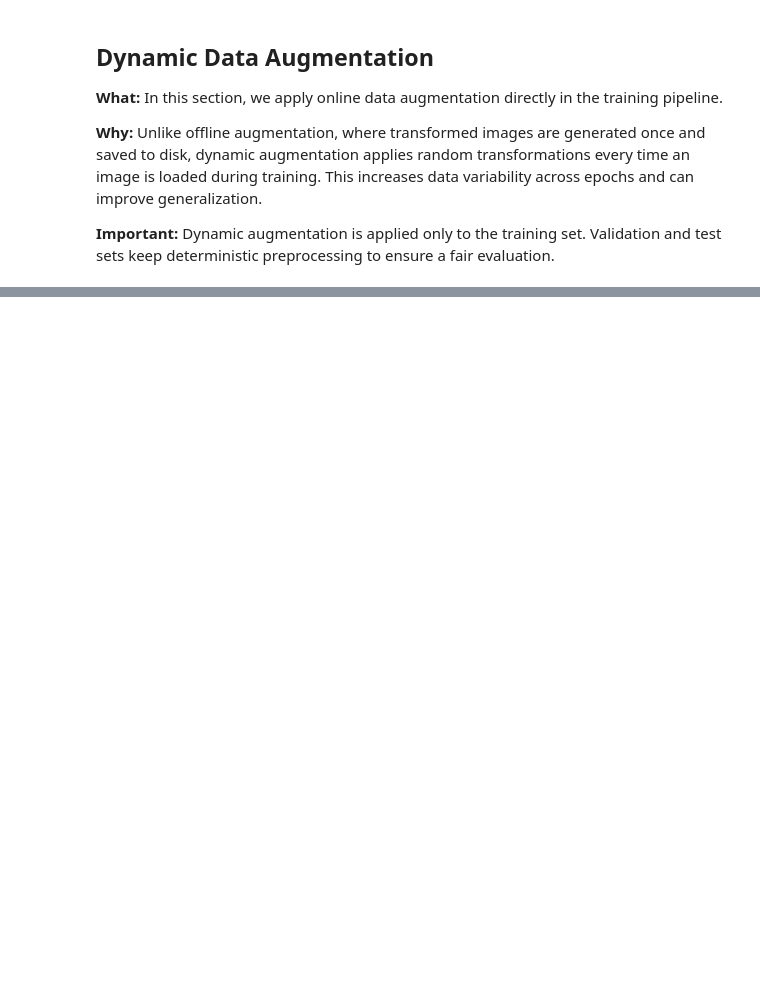
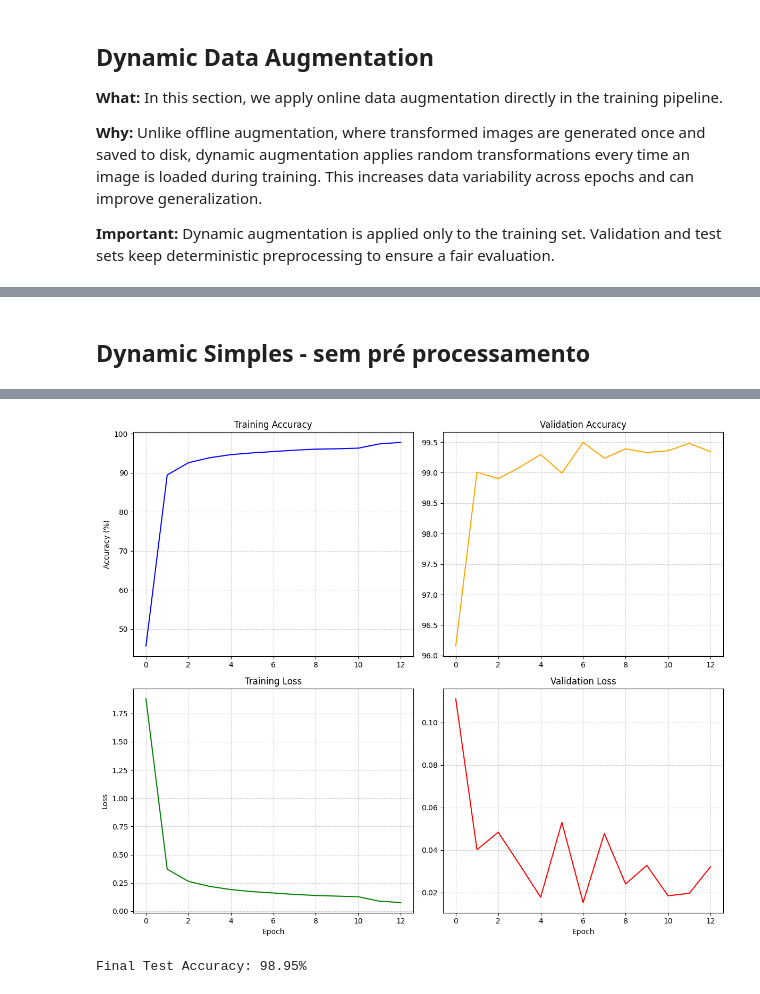
Before and after one commit to Pauloarf/VCPI2526, a Jupyter notebook: VC/src/Report.ipynb, the cells around one changed output, grey strips where cells are left out. Saved outputs shown, nothing was run; the diff lists cells and outputs as text; code cells hidden in the pictures; blank space fills up the shorter version.

Commit message:
Implemented dynamic data augmentation strategies

```diff
--- a/VC/src/Report.ipynb
+++ b/VC/src/Report.ipynb
@@ -704,0 +705,46 @@ Dynamic Augmentation Confusion Matrix:
+# %% [markdown]
+## Dynamic Simples - sem pré processamento
+# %%
+# Dynamic ONLY - sem aumentar o tamanho do dataset
+dynamic_only_transform = transforms.Compose([
+    transforms.Resize((IMAGE_SIZE, IMAGE_SIZE)),
+    transforms.RandomAffine(degrees=10, translate=[0.05, 0.05]),
+    transforms.ColorJitter(brightness=0.5, contrast=0.5, hue=0.1),
+    transforms.ToTensor()
+])
+
+train_set_dynamic_only = datasets.ImageFolder(
+    root=PATH_TRAIN_BALANCED,
+    transform=dynamic_only_transform
+)
+train_loader_dynamic_only = torch.utils.data.DataLoader(
+    train_set_dynamic_only, batch_size=BATCH_SIZE, shuffle=True
+)
+# %%
+model_dynamic_only = RobustCNN(len(classes))
+optimizer_dynamic_only = torch.optim.Adam(model_dynamic_only.parameters(), lr=LEARNING_RATE)
+scheduler_dynamic_only = torch.optim.lr_scheduler.ReduceLROnPlateau(optimizer_dynamic_only, mode='min', factor=0.1, patience=3)
+early_stopper_dynamic_only = Early_Stopping(patience=5)
+
+history_dynamic_only = train_model(
+    model_dynamic_only,
+    train_loader_dynamic_only,
+    val_loader,           # val sem augmentation - avaliação justa
+    EPOCHS,
+    loss_fn,
+    optimizer_dynamic_only,
+    scheduler_dynamic_only,
+    early_stopper_dynamic_only,
+    device,
+    save_prefix='dynamic_only'
+)
+
+vcpi_util.show_history_2x2(history_dynamic_only)
+
+targets_dynamic_only, preds_dynamic_only = evaluate_test_set(
+    model_dynamic_only,
+    test_loader,          # test sem augmentation
+    device,
+    'dynamic_only_best.pt'
+)
+# %% [output]
@@ -704,0 +765,2 @@ Dynamic Augmentation Confusion Matrix:
+[figure, added]
+Final Test Accuracy: 98.95%
```
Also changed, not shown: parts of 20 cells of this notebook.
